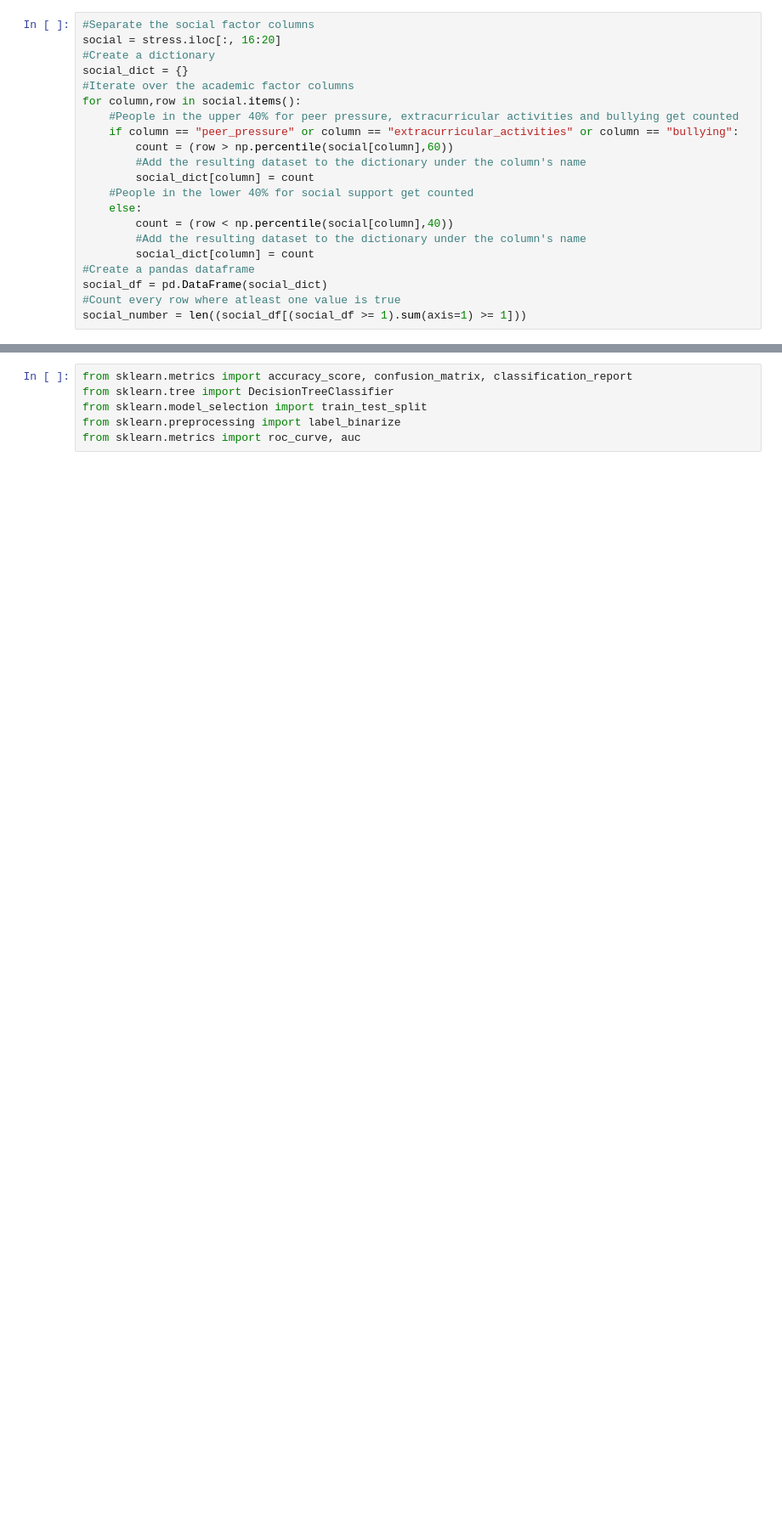
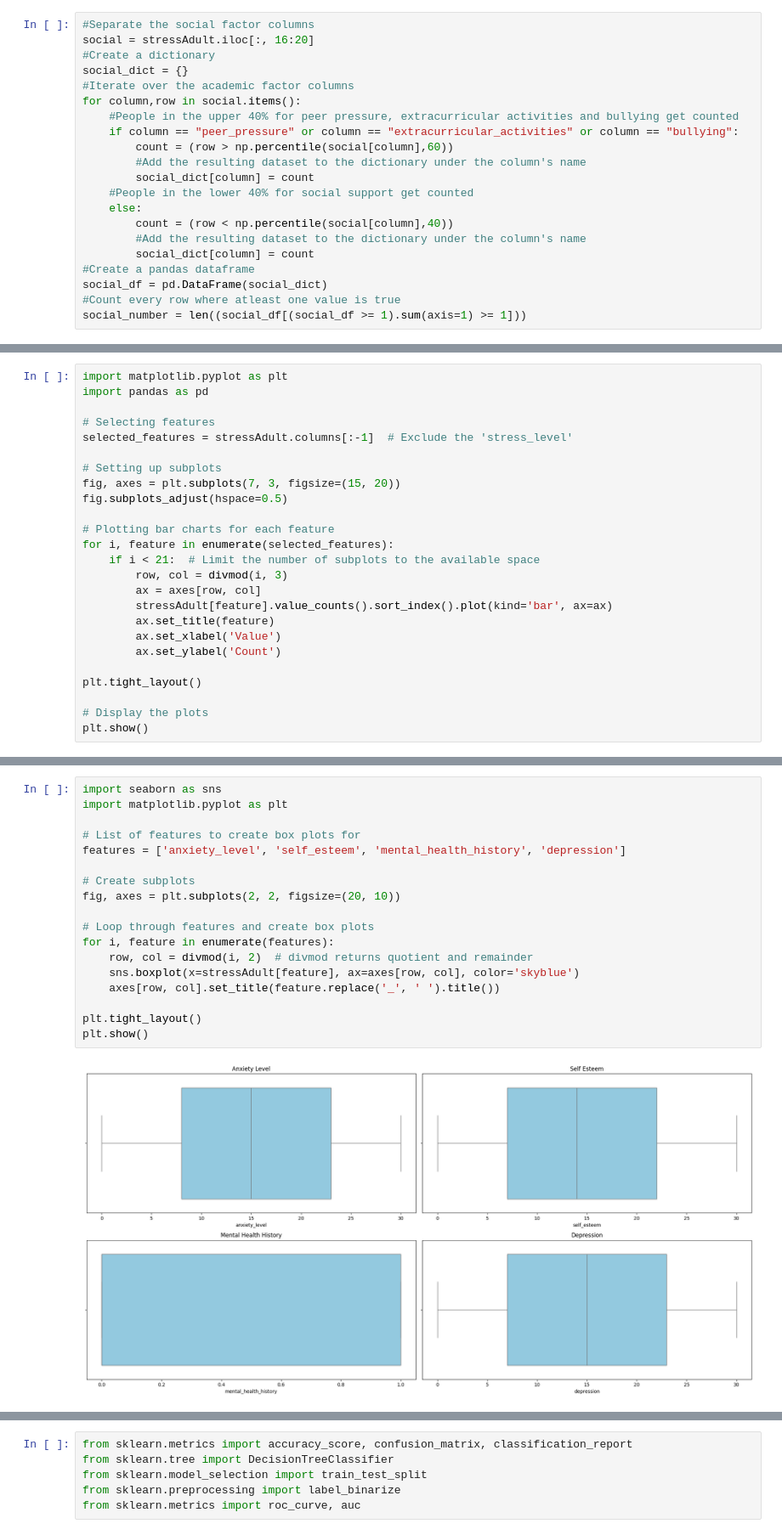
Before and after one commit to ujjawal-kumar17/Stress-Analysis, a Jupyter notebook: Adult_stress.ipynb, the cells around one changed output, grey strips where cells are left out. Shown at 85% size. Cells and saved outputs as stored; diff of their text form; blank space fills up the shorter version.

```diff
--- a/Adult_stress.ipynb
+++ b/Adult_stress.ipynb
@@ -158,7 +199,7 @@ acad_df = pd.DataFrame(acad_dict)
 acad_number = len((acad_df[(acad_df >= 1).sum(axis=1) >= 1]))
 # %%
 #Separate the social factor columns
-social = stress.iloc[:, 16:20]
+social = stressAdult.iloc[:, 16:20]
 #Create a dictionary
 social_dict = {}
 #Iterate over the academic factor columns
@@ -199,0 +249,25 @@ print("In social variables", round(correl.iloc[-1:,16:20].abs().max(),2).index.m
+# %%
+import matplotlib.pyplot as plt
+import pandas as pd
+
+# Selecting features
+selected_features = stressAdult.columns[:-1]  # Exclude the 'stress_level'
+
+# Setting up subplots
+fig, axes = plt.subplots(7, 3, figsize=(15, 20))
+fig.subplots_adjust(hspace=0.5)
+
+# Plotting bar charts for each feature
+for i, feature in enumerate(selected_features):
+    if i < 21:  # Limit the number of subplots to the available space
+        row, col = divmod(i, 3)
+        ax = axes[row, col]
+        stressAdult[feature].value_counts().sort_index().plot(kind='bar', ax=ax)
+        ax.set_title(feature)
+        ax.set_xlabel('Value')
+        ax.set_ylabel('Count')
+
+plt.tight_layout()
+
+# Display the plots
+plt.show()
@@ -200 +325,21 @@ print("In social variables", round(correl.iloc[-1:,16:20].abs().max(),2).index.m
+# %%
+import seaborn as sns
+import matplotlib.pyplot as plt
+
+# List of features to create box plots for
+features = ['anxiety_level', 'self_esteem', 'mental_health_history', 'depression']
+
+# Create subplots
+fig, axes = plt.subplots(2, 2, figsize=(20, 10))
+
+# Loop through features and create box plots
+for i, feature in enumerate(features):
+    row, col = divmod(i, 2)  # divmod returns quotient and remainder
+    sns.boxplot(x=stressAdult[feature], ax=axes[row, col], color='skyblue')
+    axes[row, col].set_title(feature.replace('_', ' ').title())
+
+plt.tight_layout()
+plt.show()
+# %% [output]
+[figure, added]
 # %%
```
Also changed, not shown: parts of 65 cells of this notebook.
